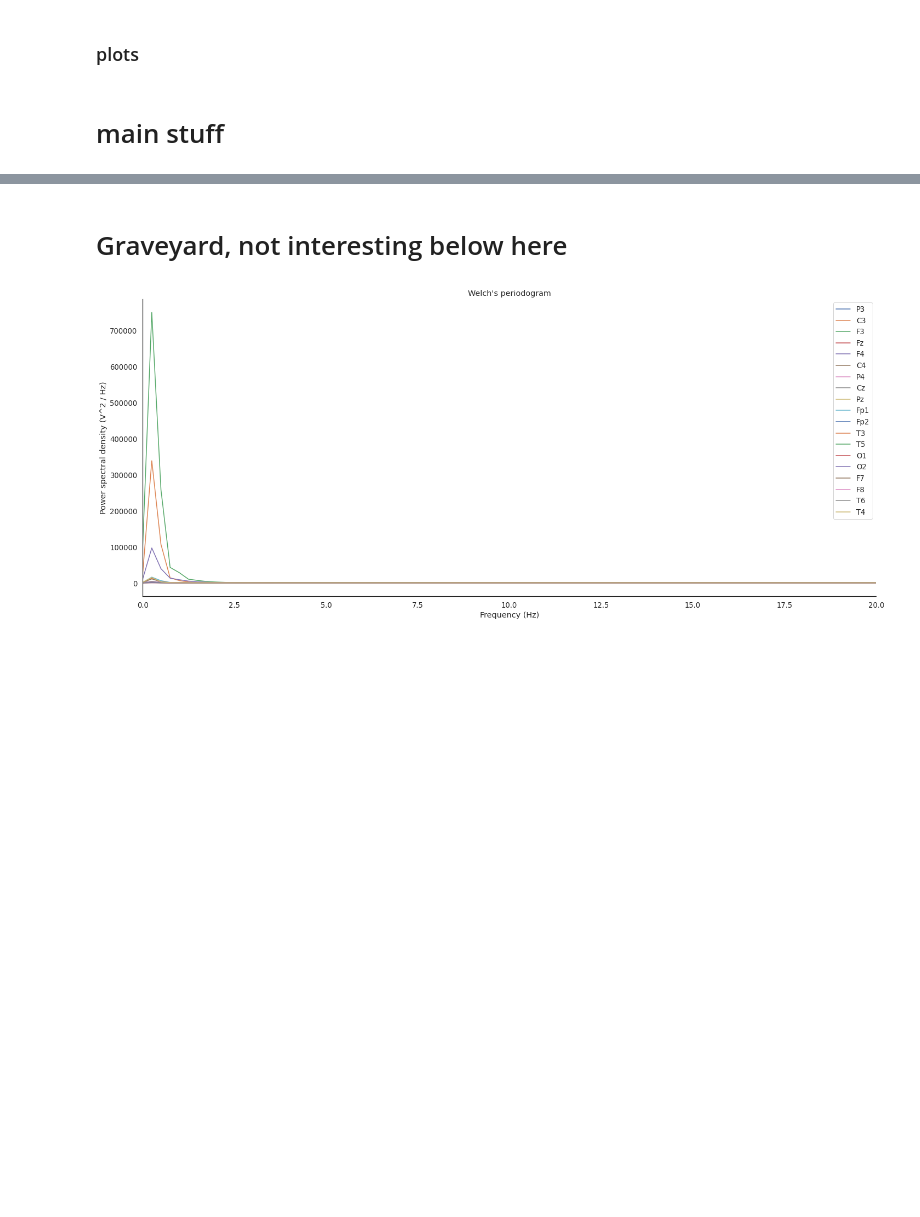
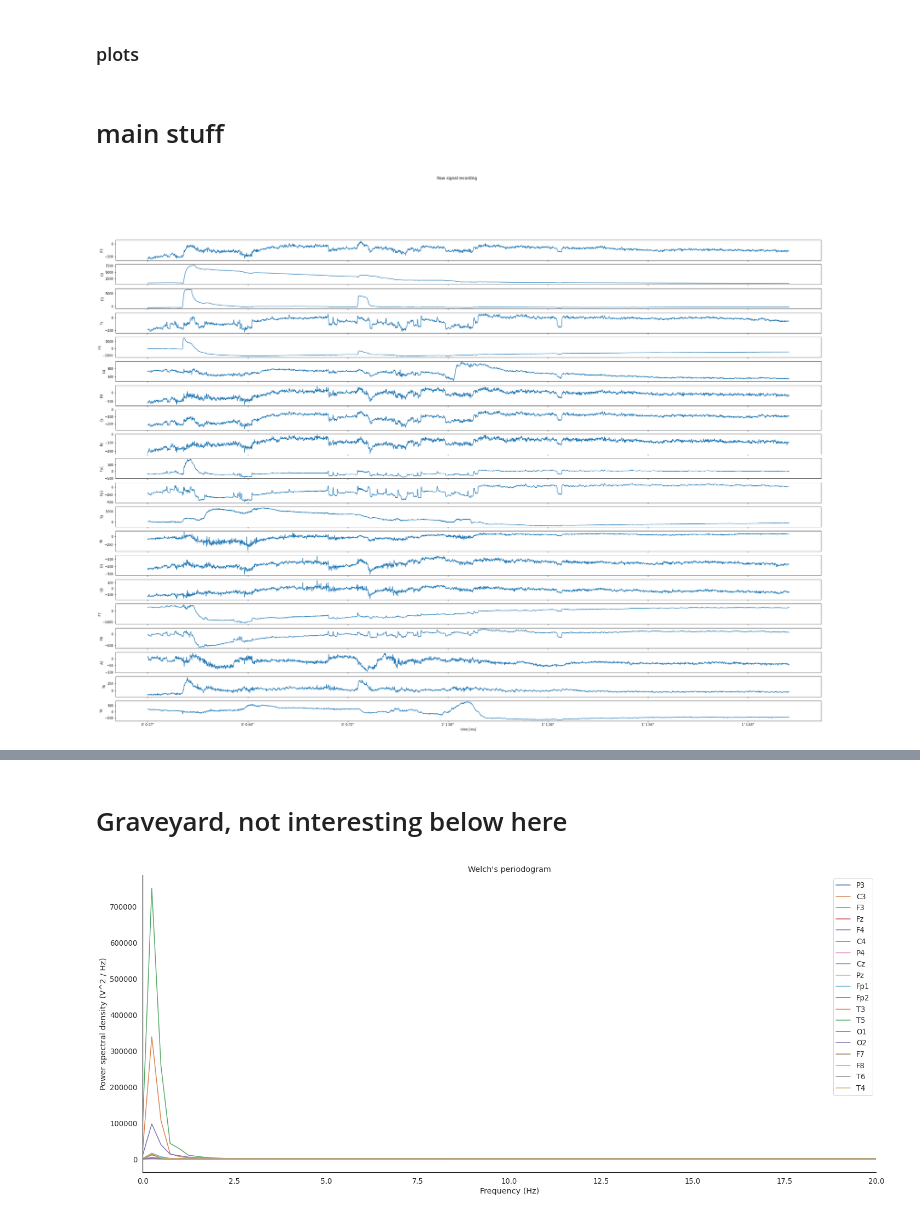
Before and after one commit to samuelsmal/eeg-meditation, a Jupyter notebook: analysis-sam/not-invented-here.ipynb, the cells around one changed output, grey strips where cells are left out. Cells and saved outputs as stored; diff of their text form; code cells hidden in the pictures; blank space fills up the shorter version.

```diff
--- a/analysis-sam/not-invented-here.ipynb
+++ b/analysis-sam/not-invented-here.ipynb
@@ -143,9 +143,12 @@ def load_signal_data(data_type, config, subject='sam', recording=0, remove_refer
     _t = data['timestamps'].reshape(-1)
     _t -= _t[0]
 
-    return pd.DataFrame(data=data['signals'],
-                        index=pd.TimedeltaIndex(_t, unit='s'),
-                        columns=data['ch_names']).drop(columns=config['columns_to_remove'])
+    signal = pd.DataFrame(data=data['signals'],
+                          index=pd.TimedeltaIndex(_t, unit='s'),
+                          columns=data['ch_names'])\
+               .drop(columns=config['columns_to_remove'])
+
+    return signal.loc[signal.index[config['default_signal_crop']], :]
 # %% [markdown]
 ### plots
 # %%
@@ -188,6 +191,8 @@ def plot_raw_signal(signal_pd, sampling=10):
     axs[-1].set_xlabel('time [ms]')
     axs[-1].xaxis.set_major_formatter(ticker.FuncFormatter(lambda x, _: index_to_time(x, d.index)))
 
+    fig.suptitle("Raw signal recording")
+
     return fig
 # %%
 def index_to_time(x, time_index, step_size=1):
@@ -227,6 +232,7 @@ cfg = {
     'columns_to_remove': [
         'TRIGGER', 'X1', 'X2', 'X3',
     ],
+    'default_signal_crop': np.s_[3000:-3000], # this corresponds to ~1 second at the beginning and end, given by the sampling frequency
     'sampling_frequency': 300,
     'bands': {
         'gamma': [40, 100],
@@ -238,6 +244,7 @@ cfg = {
 }
 # %%
 meditation_pd = load_signal_data('meditation', config=cfg)
+baseline_pd = load_signal_data('baseline', config=cfg)
 # %%
 electrode_of_interest = 'O2'
 # %%
@@ -245,2 +253,6 @@ meditation_bandpower  = get_bandpower_for_electrode(meditation_pd, electrode=ele
+# %%
+plot_raw_signal(baseline_pd);
+# %% [output]
+[figure, added]
 # %%
 plot_raw_signal(meditation_pd);
```
Also changed, not shown: parts of 8 cells of this notebook, 1 other file.
